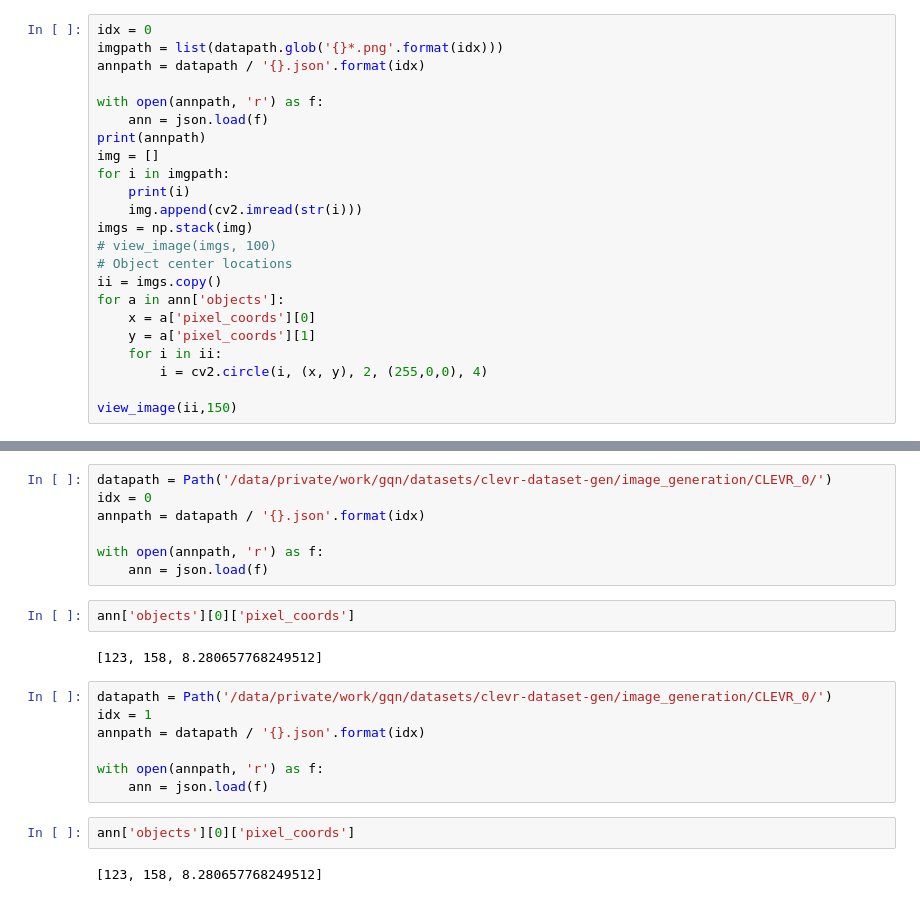
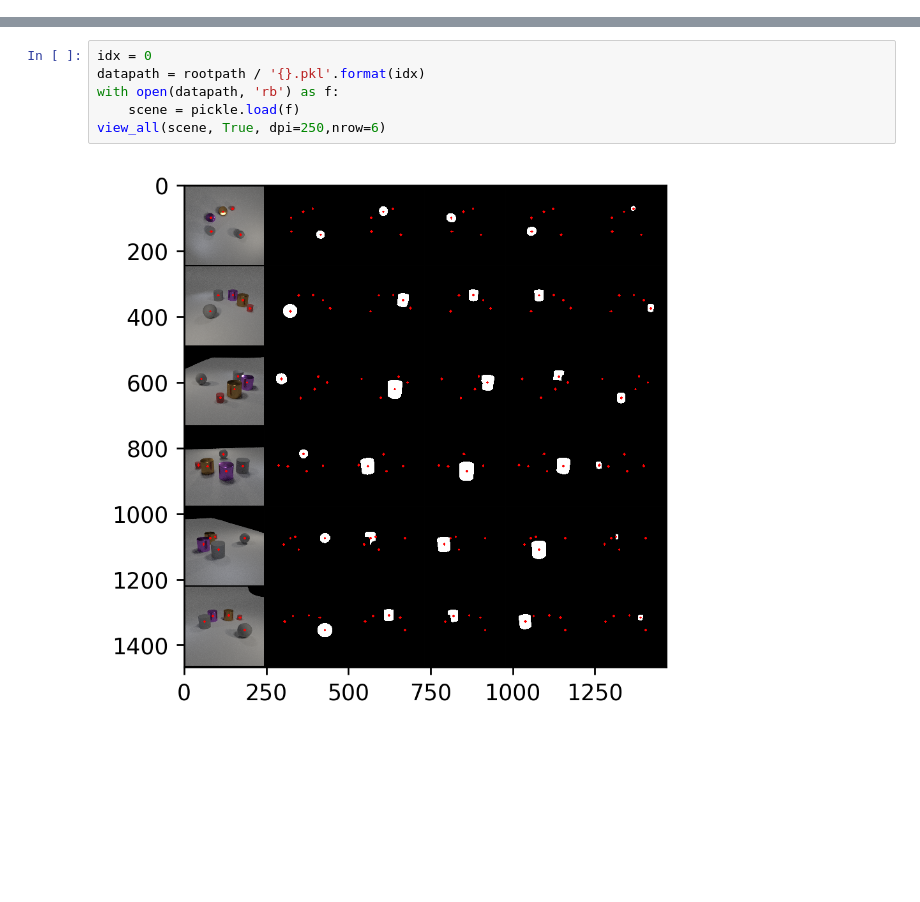
Before and after one commit to jihoonl/clevr-dataset-gen, a Jupyter notebook: notebooks/masking_test.ipynb, the cells around one changed output, grey strips where cells are left out. Drawn from its saved outputs; the diff is of its cells as text; blank space fills up the shorter version.

Commit message:
Finalize export data format (#5)
* topview rendering
* save scene data as pickle
* viewing in progress
* finalize data foramt

```diff
--- a/notebooks/masking_test.ipynb
+++ b/notebooks/masking_test.ipynb
@@ -37,23 +54,0 @@ datapath = Path('/data/private/work/gqn/datasets/clevr-dataset-gen/image_generat
-# %%
-idx = 0
-imgpath = list(datapath.glob('{}*.png'.format(idx)))
-annpath = datapath / '{}.json'.format(idx)
-
-with open(annpath, 'r') as f:
-    ann = json.load(f)
-print(annpath)
-img = []
-for i in imgpath:
-    print(i)
-    img.append(cv2.imread(str(i)))
-imgs = np.stack(img)
-# view_image(imgs, 100)
-# Object center locations
-ii = imgs.copy()
-for a in ann['objects']:
-    x = a['pixel_coords'][0]
-    y = a['pixel_coords'][1]
-    for i in ii:
-        i = cv2.circle(i, (x, y), 2, (255,0,0), 4)
-
-view_image(ii,150)
@@ -147,22 +55,8 @@ cylinder [51, 118, 10.640951156616211]
-# %%
-datapath = Path('/data/private/work/gqn/datasets/clevr-dataset-gen/image_generation/CLEVR_0/')
-idx = 0
-annpath = datapath / '{}.json'.format(idx)
-
-with open(annpath, 'r') as f:
-    ann = json.load(f)
-# %%
-ann['objects'][0]['pixel_coords']
-# %% [output]
-[123, 158, 8.280657768249512]
-# %%
-datapath = Path('/data/private/work/gqn/datasets/clevr-dataset-gen/image_generation/CLEVR_0/')
-idx = 1
-annpath = datapath / '{}.json'.format(idx)
-
-with open(annpath, 'r') as f:
-    ann = json.load(f)
-# %%
-ann['objects'][0]['pixel_coords']
-# %% [output]
-[123, 158, 8.280657768249512]
+# %%
+idx = 0
+datapath = rootpath / '{}.pkl'.format(idx)
+with open(datapath, 'rb') as f:
+    scene = pickle.load(f)
+view_all(scene, True, dpi=250,nrow=6)
+# %% [output]
+[figure, added]
```
Also changed, not shown: parts of 9 cells of this notebook, 1 other file.
